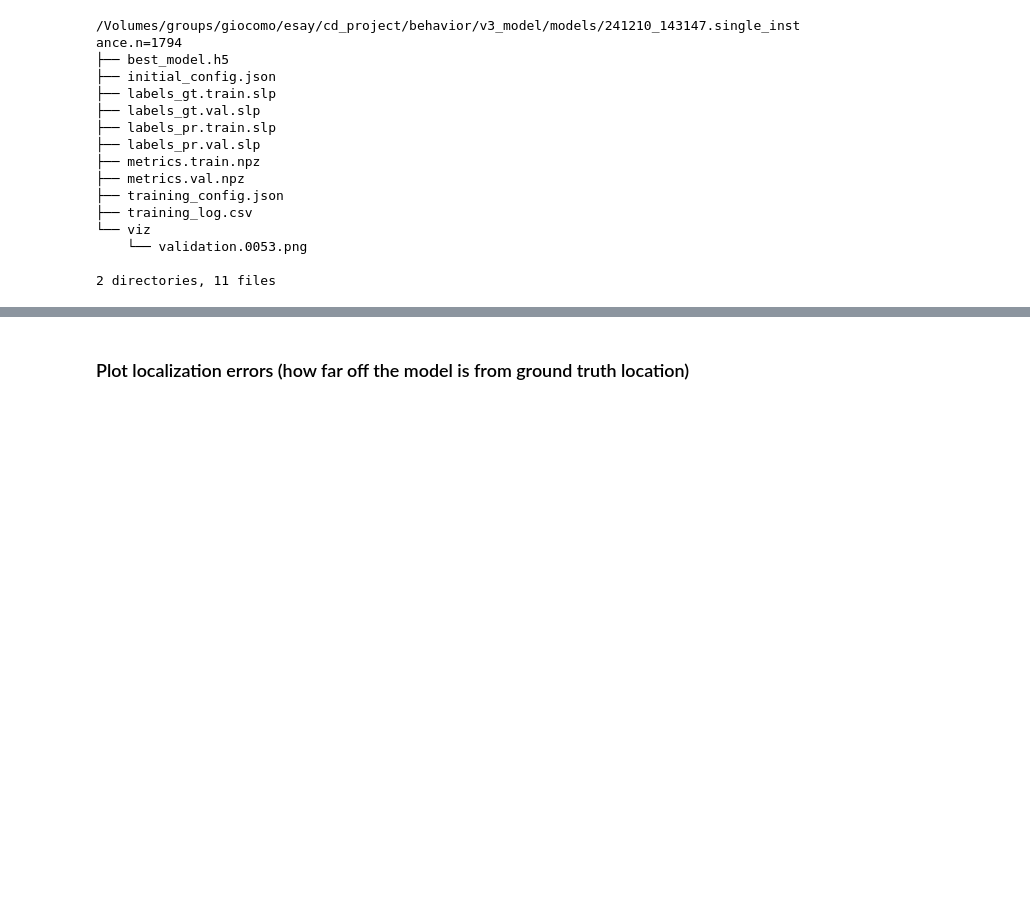
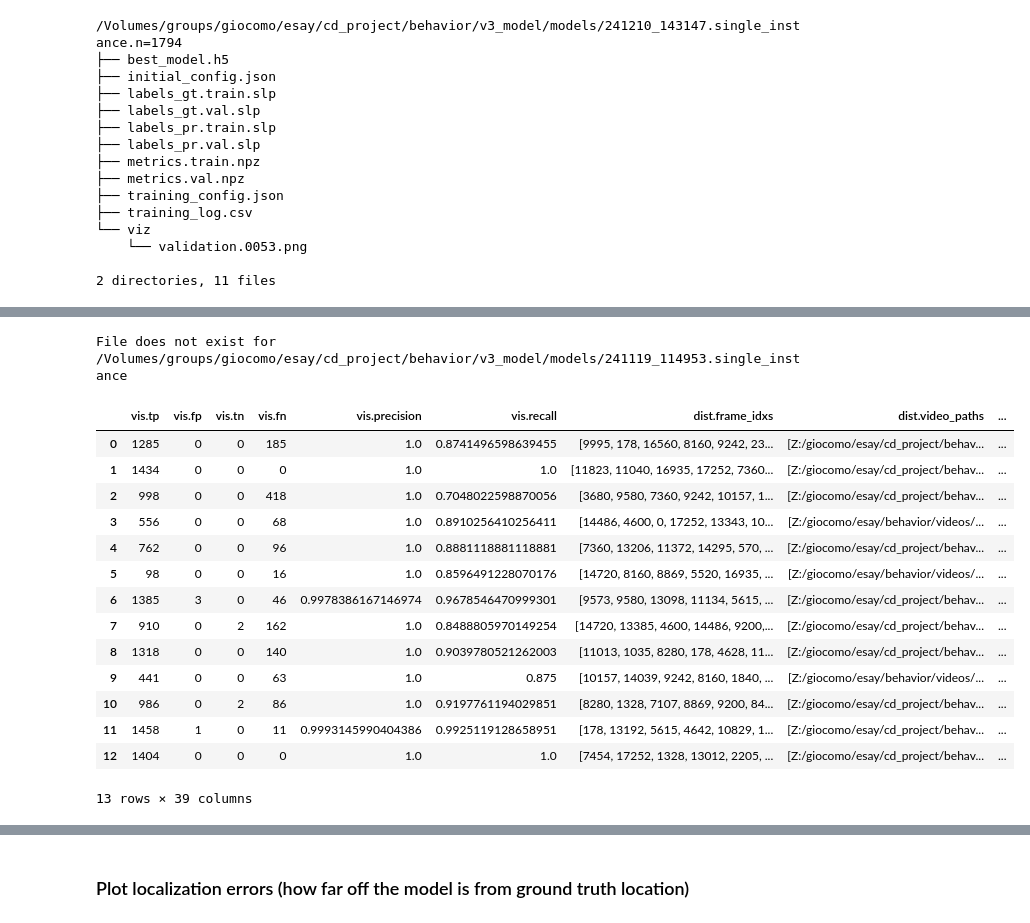
Before and after one commit to ellaksay2/dev, a Jupyter notebook: python/notebooks/SLEAP_model_analysis.ipynb, the cells around one changed output, grey strips where cells are left out. Cells and saved outputs as stored; diff of their text form; code cells hidden in the pictures; blank space fills up the shorter version.

```diff
--- a/python/notebooks/SLEAP_model_analysis.ipynb
+++ b/python/notebooks/SLEAP_model_analysis.ipynb
@@ -56,3 +69,47 @@ latest_metrics = sleap.load_metrics(latest_dir, split="val")
+# %%
+metrics = sleap.load_metrics(model_dir, split="val")
+latest_metrics = sleap.load_metrics(latest_dir, split="val")
+
+data = pd.DataFrame()
+
+for file in os.listdir(data_dir):
+    curr = os.path.join(data_dir, file)
+
+    if os.path.exists(os.path.join(curr, 'metrics.val.npz')):
+        curr_metrics = sleap.load_metrics(curr, split="val")
+        curr_df = pd.DataFrame([curr_metrics])  # Assumes curr_metrics is dict-like
+        curr_df['model'] = file
+        data = pd.concat([data, curr_df], ignore_index=True)
+
+    else:
+        print ("File does not exist for", f'{curr}')
+
+
+
+
+
+
+# print("\n".join(metrics.keys()))
+# %% [output]
+File does not exist for /Volumes/groups/giocomo/esay/cd_project/behavior/v3_model/models/241119_114953.single_instance
+# %%
+data
+# %% [output]
+|  | vis.tp | vis.fp | vis.tn | vis.fn | vis.precision | vis.recall | dist.frame_idxs | dist.video_paths | ... |
+| 0 | 1285 | 0 | 0 | 185 | 1.0 | 0.8741496598639455 | [9995, 178, 16560, 8160, 9242, 23... | [Z:/giocomo/esay/cd_project/behav... | ... |
+| 1 | 1434 | 0 | 0 | 0 | 1.0 | 1.0 | [11823, 11040, 16935, 17252, 7360... | [Z:/giocomo/esay/cd_project/behav... | ... |
+| 2 | 998 | 0 | 0 | 418 | 1.0 | 0.7048022598870056 | [3680, 9580, 7360, 9242, 10157, 1... | [Z:/giocomo/esay/cd_project/behav... | ... |
+| 3 | 556 | 0 | 0 | 68 | 1.0 | 0.8910256410256411 | [14486, 4600, 0, 17252, 13343, 10... | [Z:/giocomo/esay/behavior/videos/... | ... |
+| 4 | 762 | 0 | 0 | 96 | 1.0 | 0.8881118881118881 | [7360, 13206, 11372, 14295, 570, ... | [Z:/giocomo/esay/cd_project/behav... | ... |
+| 5 | 98 | 0 | 0 | 16 | 1.0 | 0.8596491228070176 | [14720, 8160, 8869, 5520, 16935, ... | [Z:/giocomo/esay/behavior/videos/... | ... |
+| 6 | 1385 | 3 | 0 | 46 | 0.9978386167146974 | 0.9678546470999301 | [9573, 9580, 13098, 11134, 5615, ... | [Z:/giocomo/esay/cd_project/behav... | ... |
+| 7 | 910 | 0 | 2 | 162 | 1.0 | 0.8488805970149254 | [14720, 13385, 4600, 14486, 9200,... | [Z:/giocomo/esay/cd_project/behav... | ... |
+| 8 | 1318 | 0 | 0 | 140 | 1.0 | 0.9039780521262003 | [11013, 1035, 8280, 178, 4628, 11... | [Z:/giocomo/esay/cd_project/behav... | ... |
+| 9 | 441 | 0 | 0 | 63 | 1.0 | 0.875 | [10157, 14039, 9242, 8160, 1840, ... | [Z:/giocomo/esay/behavior/videos/... | ... |
+| 10 | 986 | 0 | 2 | 86 | 1.0 | 0.9197761194029851 | [8280, 1328, 7107, 8869, 9200, 84... | [Z:/giocomo/esay/cd_project/behav... | ... |
+| 11 | 1458 | 1 | 0 | 11 | 0.9993145990404386 | 0.9925119128658951 | [178, 13192, 5615, 4642, 10829, 1... | [Z:/giocomo/esay/cd_project/behav... | ... |
+| 12 | 1404 | 0 | 0 | 0 | 1.0 | 1.0 | [7454, 17252, 1328, 13012, 2205, ... | [Z:/giocomo/esay/cd_project/behav... | ... |
+13 rows × 39 columns
 # %%
 print("Error distance (50%):", metrics["dist.p50"], latest_metrics["dist.p50"])
 print("Error distance (90%):", metrics["dist.p90"], latest_metrics["dist.p90"])
```
Also changed, not shown: parts of 8 cells of this notebook.
